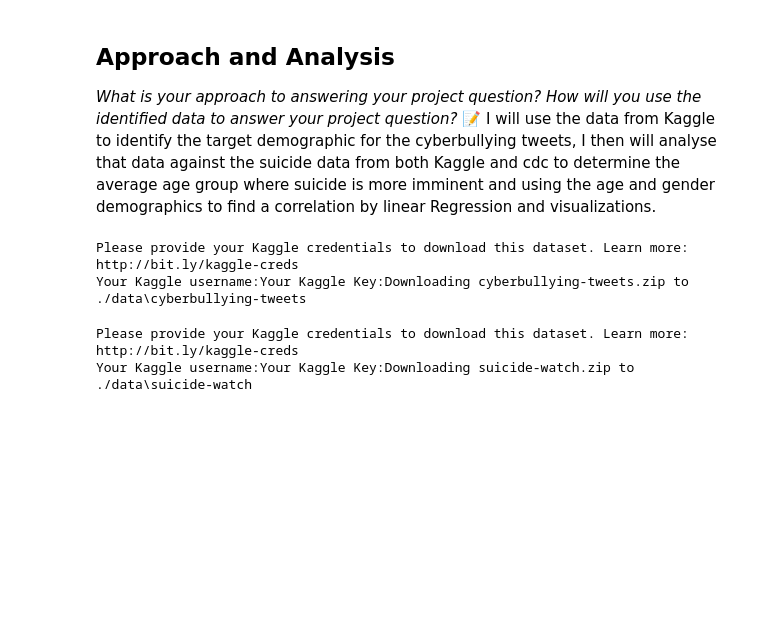
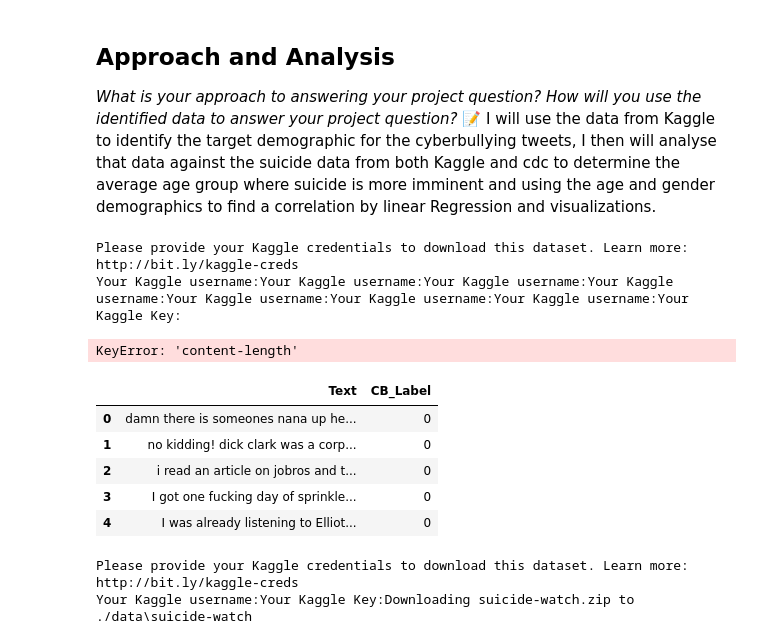
Before and after one commit to IT4063C-Fall23/final-project-zeddy180, a Jupyter notebook: source.ipynb, the cells around one changed output. Cells and saved outputs as stored; diff of their text form; code cells hidden in the pictures; blank space fills up the shorter version.

Commit message:
created a dataframe for the cyberbullying data and viewed some rows from the dataset

```diff
--- a/source.ipynb
+++ b/source.ipynb
@@ -79,10 +79,22 @@ np.random.seed(42)
 
 tweets_url= "https://www.kaggle.com/datasets/soorajtomar/cyberbullying-tweets"
 
-od.download (tweets_url, data_dir= "./data")
+od.download (tweets_url, data_dir= "\data")
 # %% [output]
 Please provide your Kaggle credentials to download this dataset. Learn more: http://bit.ly/kaggle-creds
-Your Kaggle username:Your Kaggle Key:Downloading cyberbullying-tweets.zip to ./data\cyberbullying-tweets
+Your Kaggle username:Your Kaggle username:Your Kaggle username:Your Kaggle username:Your Kaggle username:Your Kaggle username:Your Kaggle username:Your Kaggle Key:
+KeyError: 'content-length'
+# %%
+tweets_df = pd.read_csv ('./data/cyber/cyberbullying_tweets.csv')
+
+tweets_df.head()
+# %% [output]
+|  | Text | CB_Label |
+| 0 | damn there is someones nana up he... | 0 |
+| 1 | no kidding! dick clark was a corp... | 0 |
+| 2 | i read an article on jobros and t... | 0 |
+| 3 | I got one fucking day of sprinkle... | 0 |
+| 4 | I was already listening to Elliot... | 0 |
 # %%
 #suicide_url= "https://www.kaggle.com/datasets/nikhileswarkomati/suicide-watch"
 
```
Also changed, not shown: parts of 1 cell of this notebook.
